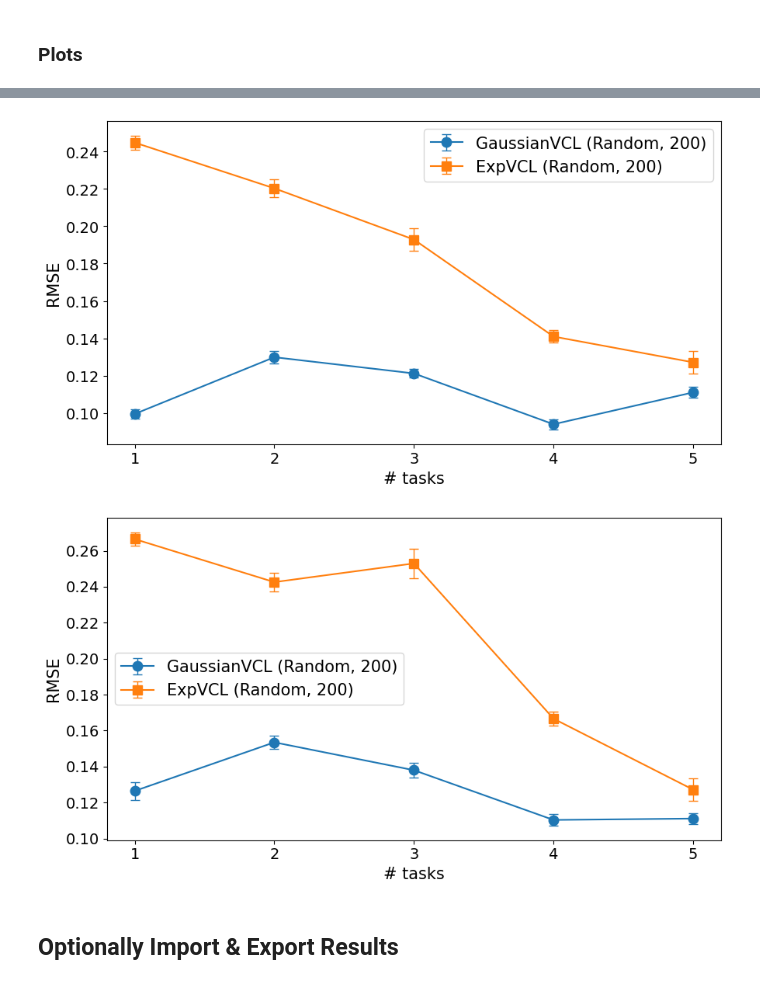
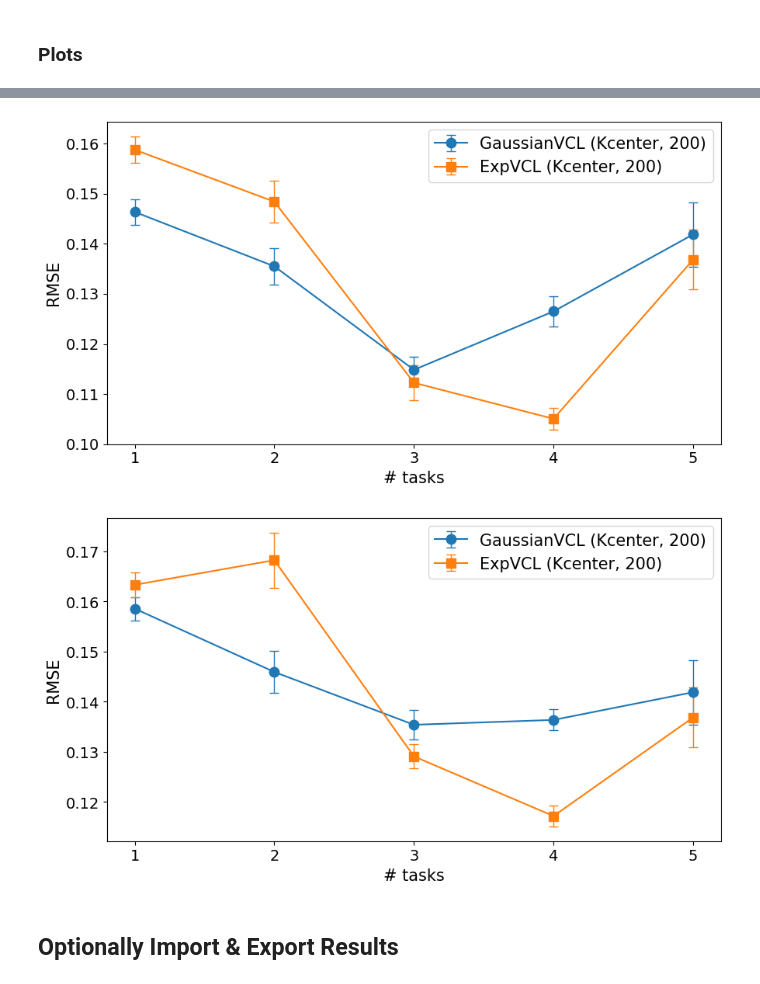
Before and after one commit to 7angel4/VCL-extensions, a Jupyter notebook: experiments.ipynb, the cells around one changed output, grey strips where cells are left out. Cells and saved outputs as stored; diff of their text form; code cells hidden in the pictures.

```diff
--- a/experiments.ipynb
+++ b/experiments.ipynb
@@ -157,14 +157,14 @@ plot_final_results(ExperimentConfig(task_type='regression'), reg_results, result
 # %%
 # Without the vanilla model
 plot_mean_results(ExperimentConfig(task_type='regression'), reg_results, results_std=reg_std,
-                 mname_filter=(lambda m : 'Random, 200' in m),
+                 mname_filter=(lambda m : 'Kcenter, 200' in m),
                  loc=None, bbox_to_anchor=None, figsize=(9,5))
 plot_final_results(ExperimentConfig(task_type='regression'), reg_results, results_std=reg_std,
-                  mname_filter=(lambda m : 'Random, 200' in m),
+                  mname_filter=(lambda m : 'Kcenter, 200' in m),
                   loc=None, bbox_to_anchor=None, figsize=(9,5))
 # %% [output]
-[figure, old version]
+[figure, new version]
-[figure, old version]
+[figure, new version]
 # %% [markdown]
 ## Optionally Import & Export Results
 # %%
```
Also changed, not shown: parts of 9 cells of this notebook, 7 other files.
